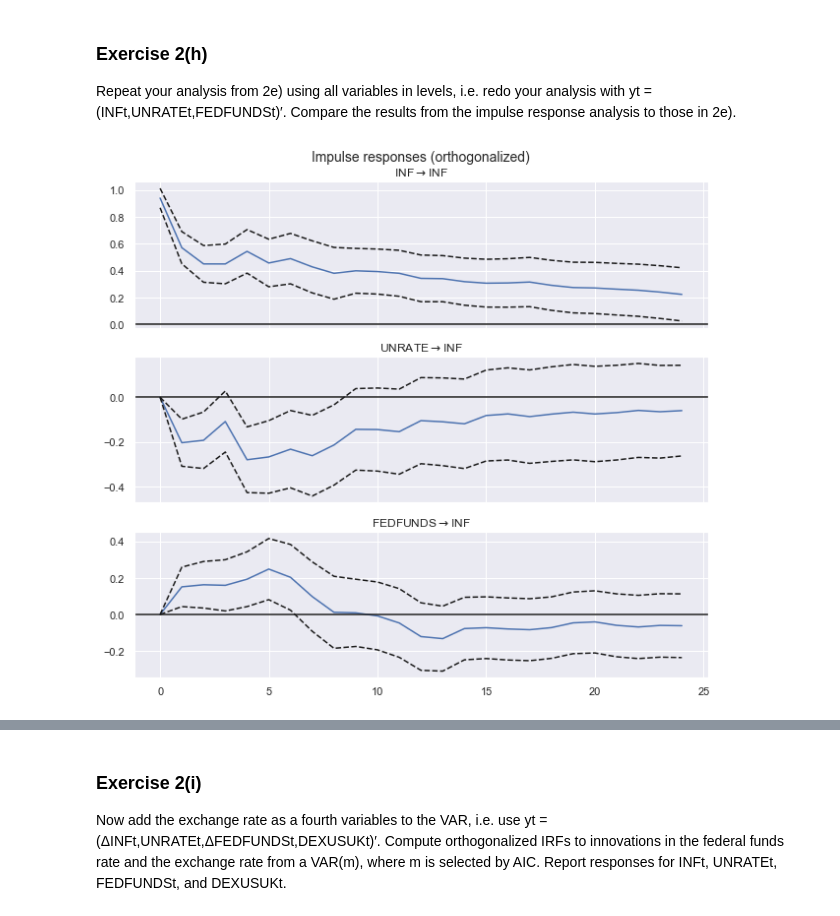
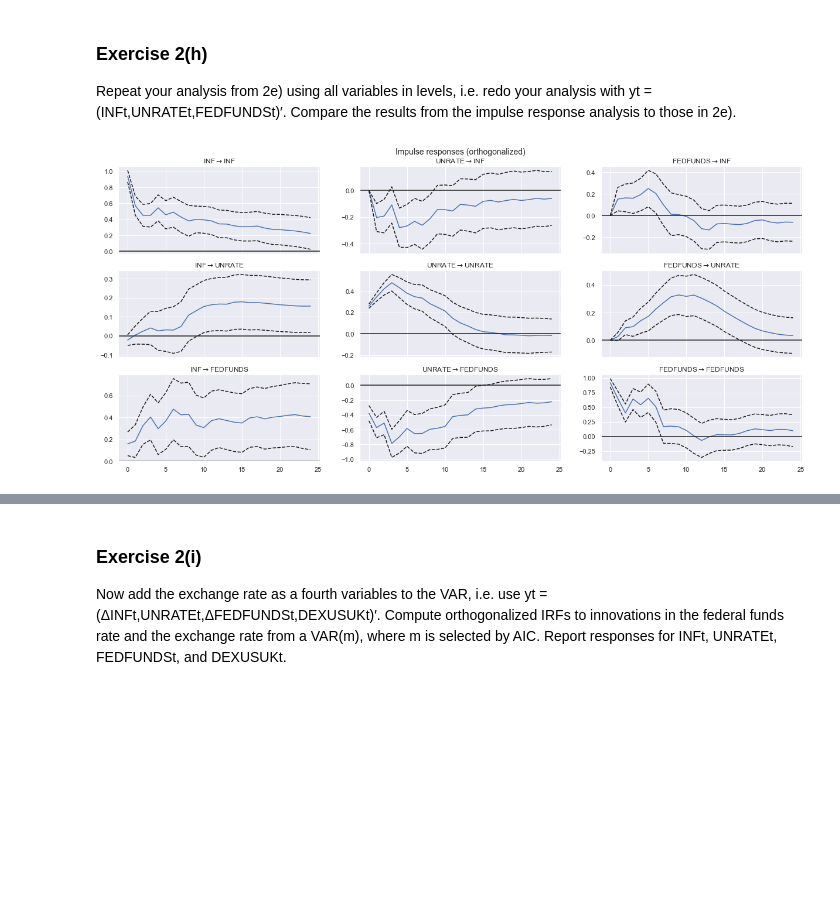
Before and after one commit to jo2hummel/Advanced-Time-Series, a Jupyter notebook: Take Home/Take Home_v2.ipynb, the cells around one changed output, grey strips where cells are left out. Cells and saved outputs as stored; diff of their text form; code cells hidden in the pictures; blank space fills up the shorter version.

```diff
--- a/Take Home/Take Home_v2.ipynb
+++ b/Take Home/Take Home_v2.ipynb
@@ -780,8 +780,8 @@ varAIClvl = model.fit(sgsted_lo[0]) # still same lag order by AIC
 h = 24
 irf = varAIClvl.irf(h)
 # %%
-# Only responses for INF (first row of overall graph)
-irf.plot(orth=True,signif=0.1, figsize=(9, 8), response='INF')
-plt.savefig(f'Graphs/2h_Only INF.png', bbox_inches='tight')
+# Whole Model
+irf.plot(orth=True,signif=0.1, figsize=(18, 8))
+plt.savefig(f'Graphs/2h_Whole Model.png', bbox_inches='tight')
 # %% [output]
-[figure, old version]
+[figure, new version]
```
Also changed, not shown: parts of 22 cells of this notebook.
